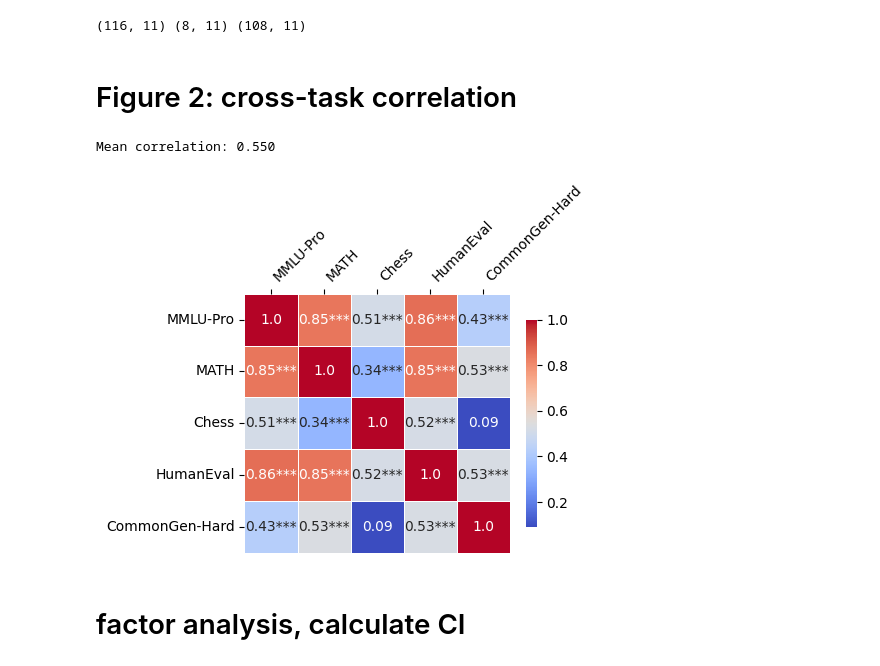
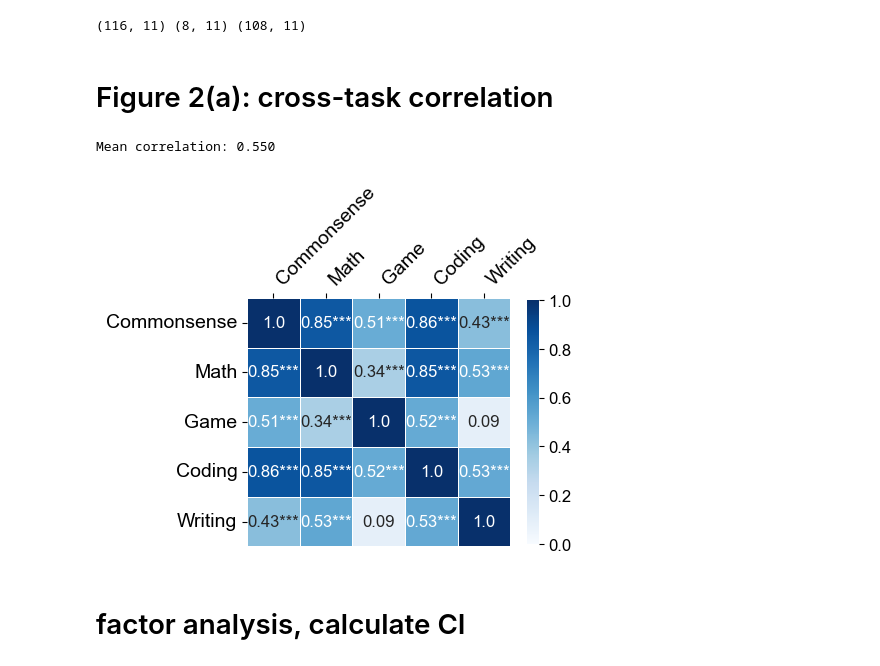
Before and after one commit to zhou-zl18/LLM_Collective_Intelligence, a Jupyter notebook: result_analysis.ipynb, the cells around one changed output. Saved outputs shown, nothing was run; the diff lists cells and outputs as text; code cells hidden in the pictures.

```diff
--- a/result_analysis.ipynb
+++ b/result_analysis.ipynb
@@ -4,13 +4,14 @@ import numpy as np
 import networkx as nx
 import seaborn as sns
 import matplotlib.pyplot as plt
+from matplotlib import font_manager as fm
 import os
 
 from scipy.stats import pearsonr
 from sklearn.preprocessing import StandardScaler
 
 filepath = r'.\figures'
-benchmarks = ['MMLU-Pro', 'MATH', 'Chess', 'HumanEval', 'CommonGen-Hard']
+benchmarks = ['Commonsense', 'Math', 'Game', 'Coding', 'Writing']
 # %%
 file = r".\results.xlsx"
 df_orig = pd.read_excel(file)
@@ -20,8 +21,10 @@ df_group = df_orig[df_orig['num_agent']!=1]
 print(df_orig.shape, df_single.shape, df_group.shape)
 # %% [output]
 (116, 11) (8, 11) (108, 11)
+# %%
+FONTNAME = "Arial"
 # %% [markdown]
-# Figure 2: cross-task correlation
+# Figure 2(a): cross-task correlation
 # %%
 df = df_group.copy()
 df = df[benchmarks].dropna()
@@ -42,36 +45,45 @@ p_value_matrix = np.zeros((n, n))
 for i in range(n):
     for j in range(i+1, n):
         _, p_value_matrix[i, j] = pearsonr(df.iloc[:, i], df.iloc[:, j])
         p_value_matrix[j, i] = p_value_matrix[i, j]
 
 def significance_stars(p_value):
     if p_value < 0.001:
         return '***'
     elif p_value < 0.01:
         return '**'
     elif p_value < 0.05:
         return '*'
     else:
         return ''
 
 annot_matrix = corr_matrix.copy().astype(str)
 
 for i in range(n):
     for j in range(n):
         if i != j:
             p_val = p_value_matrix[i, j]
             annot_matrix.iloc[i, j] = f"{corr_matrix.iloc[i, j]:.2f}{significance_stars(p_val)}"
 
 
 plt.figure(figsize=(5, 4))
-sns.heatmap(corr_matrix, annot=annot_matrix, cmap='coolwarm', fmt='', linewidths=0.5, cbar_kws={"shrink": 0.8})
+ax = sns.heatmap(corr_matrix, annot=annot_matrix, cmap='Blues', vmin=0, vmax=1,
+            fmt='', linewidths=0.5, cbar_kws={"shrink": 0.98},
+            annot_kws={"fontname": FONTNAME, "fontsize": 12})
+
+# 设置colorbar字体
+cbar = ax.collections[0].colorbar
+cbar.ax.tick_params(labelsize=12)
+for label in cbar.ax.get_yticklabels():
+    label.set_fontname(FONTNAME)
 
 plt.gca().xaxis.set_ticks_position('top')
-plt.xticks(rotation=45, ha='left')
+plt.xticks(rotation=45, ha='left', fontname=FONTNAME, fontsize=14)
+plt.yticks(font=FONTNAME, fontsize=14)
 
 plt.tight_layout()
-# plt.savefig(os.path.join(filepath, 'benchmark_corr.pdf'), format='pdf')
+plt.savefig(os.path.join(filepath, 'benchmark_corr.pdf'), format='pdf')
 # %% [output]
-[figure, old version]
+[figure, new version]
 # %% [markdown]
 # factor analysis, calculate CI
```
Also changed, not shown: parts of 17 cells of this notebook, 2 other files.
